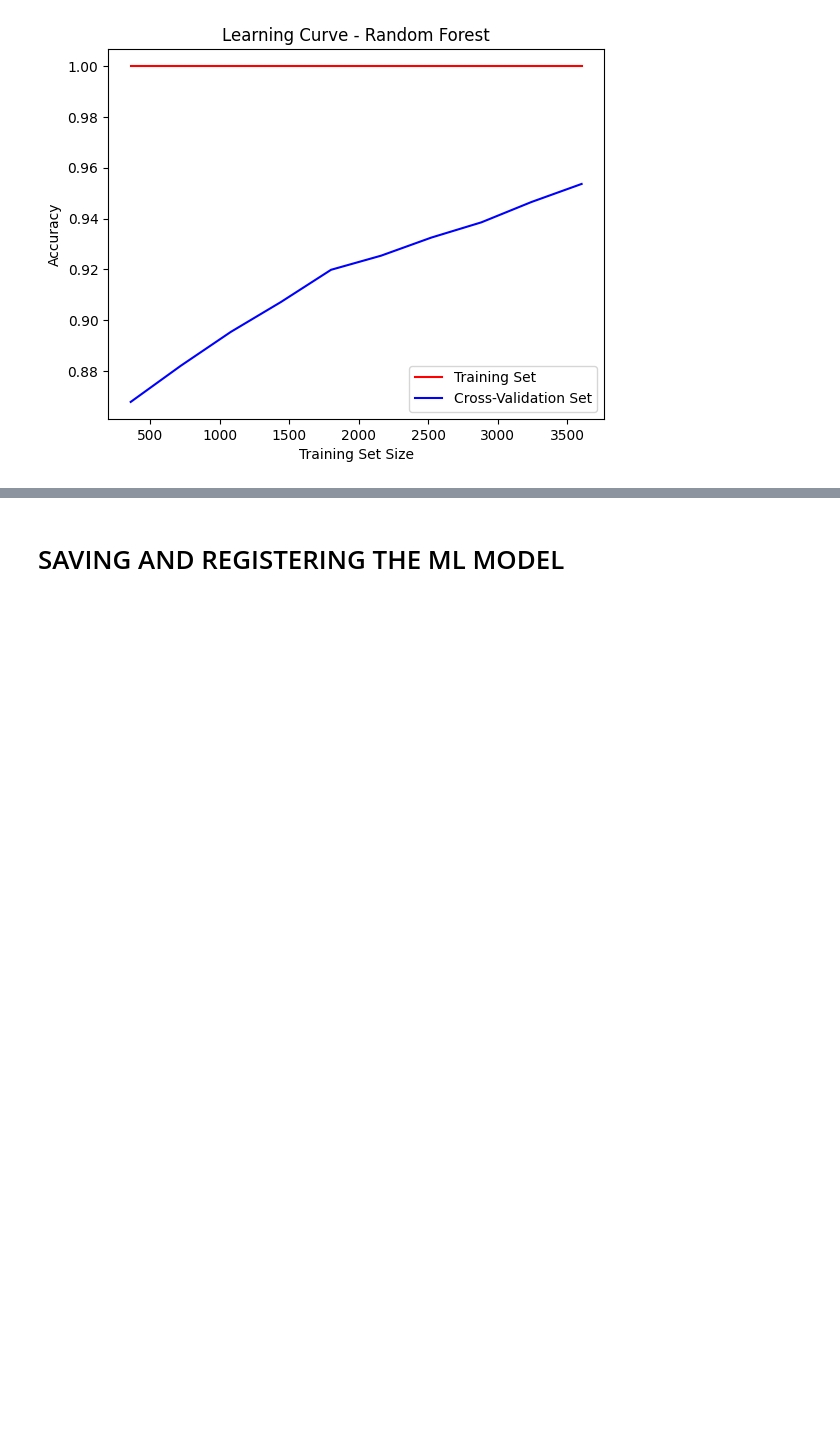
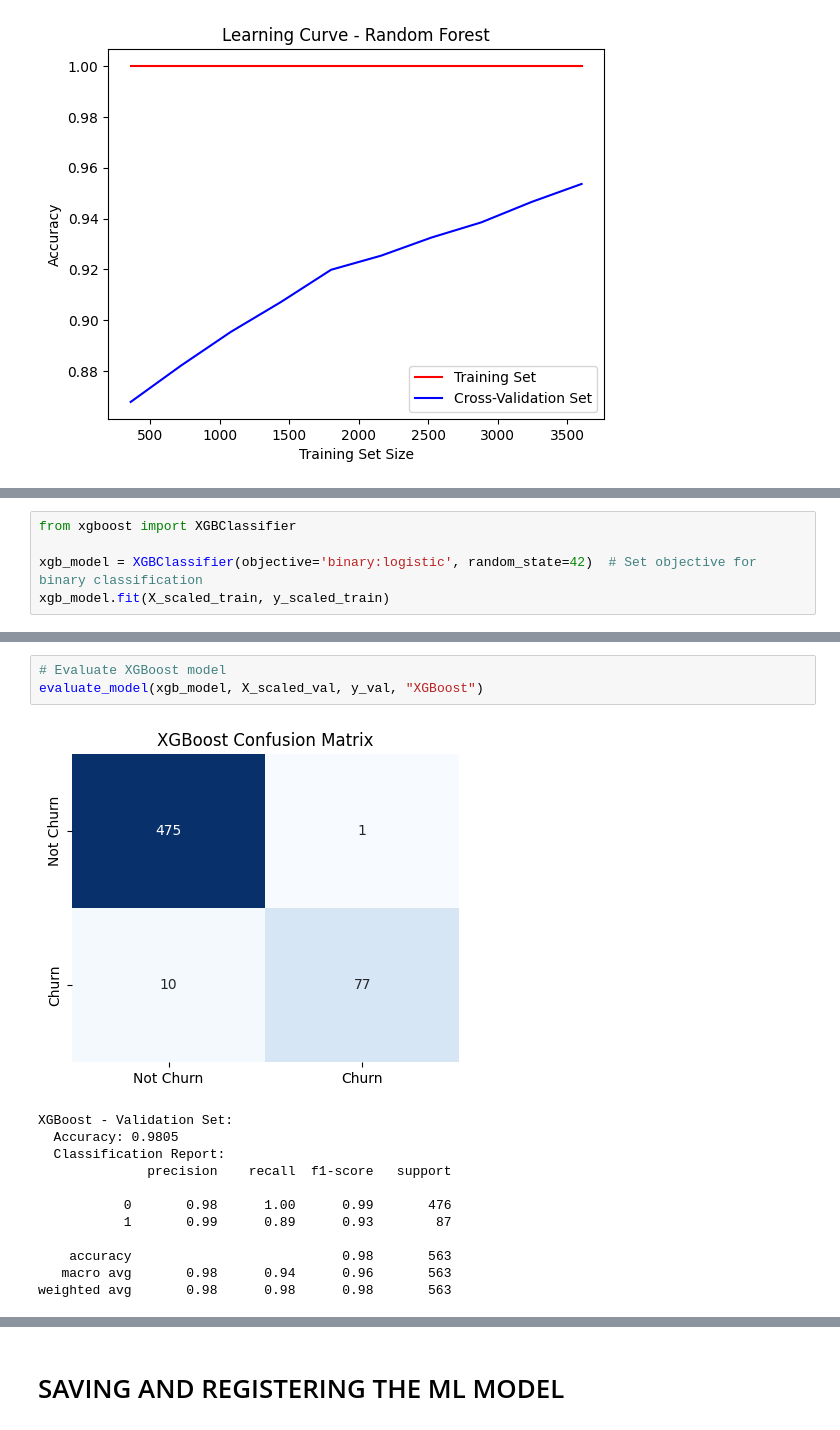
Before and after one commit to mayur-kun/mdis_ecom, a Jupyter notebook: model_training.ipynb, the cells around one changed output, grey strips where cells are left out. Cells and saved outputs as stored; diff of their text form; blank space fills up the shorter version.

Commit message:
Updated with XGBoost model.

```diff
--- a/model_training.ipynb
+++ b/model_training.ipynb
@@ -890,0 +865,5 @@ __Random Forest has the best performance among the three models. Thus, selecting
+# %%
+from xgboost import XGBClassifier
+
+xgb_model = XGBClassifier(objective='binary:logistic', random_state=42)  # Set objective for binary classification
+xgb_model.fit(X_scaled_train, y_scaled_train)
@@ -890,0 +882,16 @@ __Random Forest has the best performance among the three models. Thus, selecting
+# %%
+# Evaluate XGBoost model
+evaluate_model(xgb_model, X_scaled_val, y_val, "XGBoost")
+# %% [output]
+[figure, added]
+XGBoost - Validation Set:
+  Accuracy: 0.9805
+  Classification Report:
+              precision    recall  f1-score   support
+
+           0       0.98      1.00      0.99       476
+           1       0.99      0.89      0.93        87
+
+    accuracy                           0.98       563
+   macro avg       0.98      0.94      0.96       563
+weighted avg       0.98      0.98      0.98       563
```
Also changed, not shown: parts of 10 cells of this notebook.
